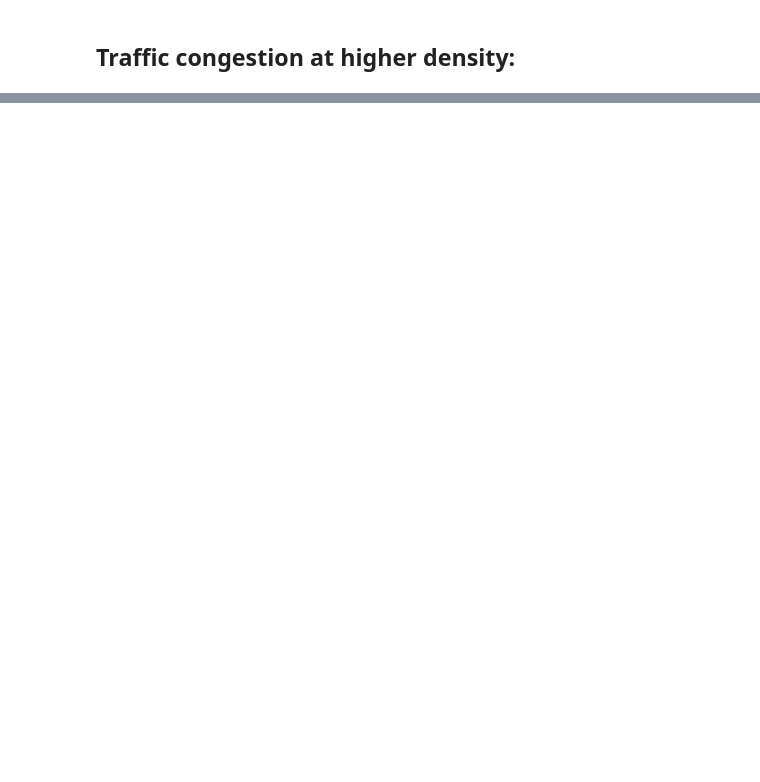
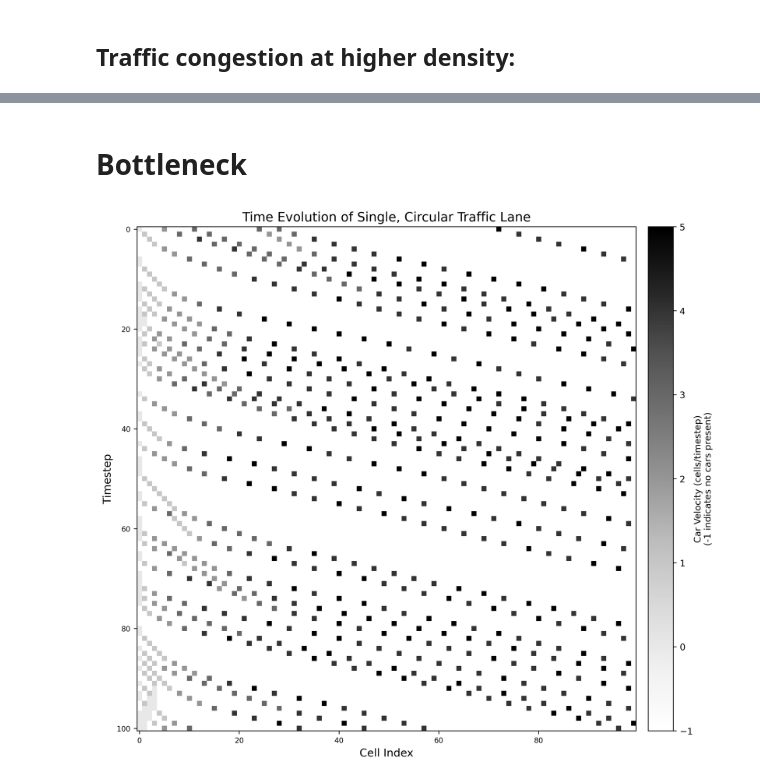
Before and after one commit to starmallow/PHY329_Project, a Jupyter notebook: demos/demo.ipynb, the cells around one changed output, grey strips where cells are left out. Drawn from its saved outputs; the diff is of its cells as text; code cells hidden in the pictures; blank space fills up the shorter version.

```diff
--- a/demos/demo.ipynb
+++ b/demos/demo.ipynb
@@ -54,0 +30,6 @@ plt.show()
+# %% [markdown]
+# Bottleneck
+# %%
+SpaceTimePlot(cells=100, system_density=0.3, timesteps=100, bottleneck=True)
+# %% [output]
+[figure, added]
```
Also changed, not shown: parts of 6 cells of this notebook, 2 other files.
